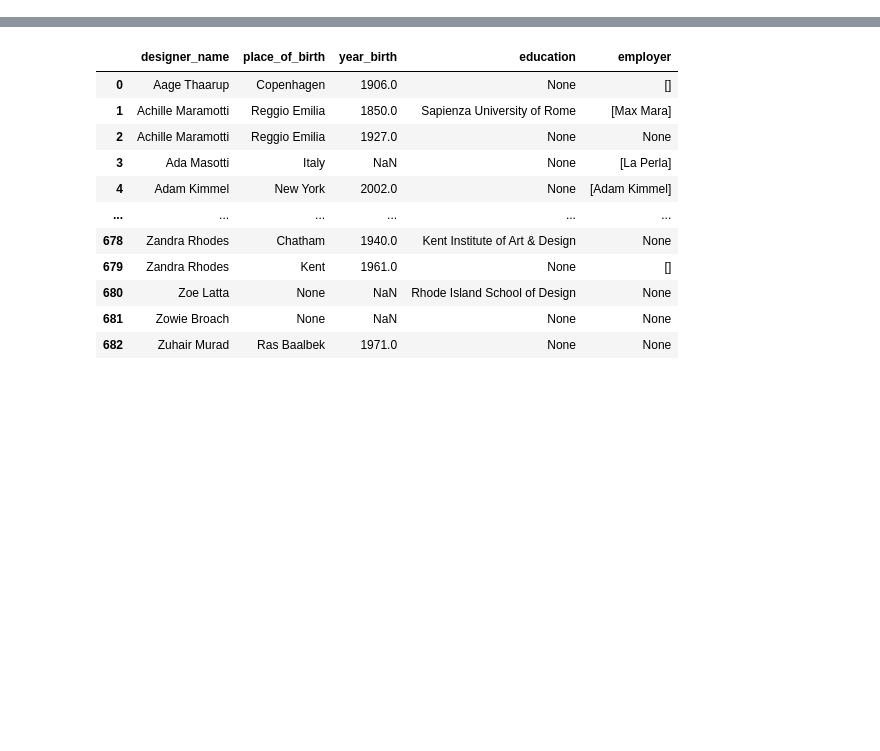
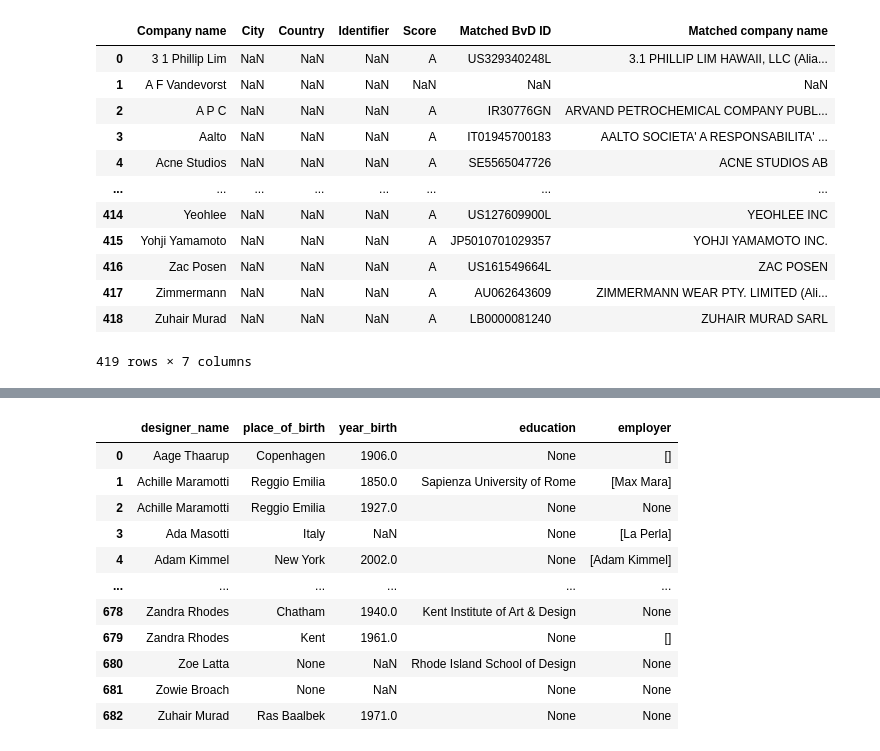
Before and after one commit to traopia/FashionDB, a Jupyter notebook: temporary_playground.ipynb, the cells around one changed output, grey strips where cells are left out. Drawn from its saved outputs; the diff is of its cells as text; code cells hidden in the pictures; blank space fills up the shorter version.

```diff
--- a/temporary_playground.ipynb
+++ b/temporary_playground.ipynb
@@ -23,0 +57,17 @@ df
+# %%
+matches = pd.read_excel("data/fashion_house_matching.xlsx")
+matches
+# %% [output]
+|  | Company name | City | Country | Identifier | Score | Matched BvD ID | Matched company name |
+| 0 | 3 1 Phillip Lim | NaN | NaN | NaN | A | US329340248L | 3.1 PHILLIP LIM HAWAII, LLC (Alia... |
+| 1 | A F Vandevorst | NaN | NaN | NaN | NaN | NaN | NaN |
+| 2 | A P C | NaN | NaN | NaN | A | IR30776GN | ARVAND PETROCHEMICAL COMPANY PUBL... |
+| 3 | Aalto | NaN | NaN | NaN | A | IT01945700183 | AALTO SOCIETA' A RESPONSABILITA' ... |
+| 4 | Acne Studios | NaN | NaN | NaN | A | SE5565047726 | ACNE STUDIOS AB |
+| ... | ... | ... | ... | ... | ... | ... | ... |
+| 414 | Yeohlee | NaN | NaN | NaN | A | US127609900L | YEOHLEE INC |
+| 415 | Yohji Yamamoto | NaN | NaN | NaN | A | JP5010701029357 | YOHJI YAMAMOTO INC. |
+| 416 | Zac Posen | NaN | NaN | NaN | A | US161549664L | ZAC POSEN |
+| 417 | Zimmermann | NaN | NaN | NaN | A | AU062643609 | ZIMMERMANN WEAR PTY. LIMITED (Ali... |
+| 418 | Zuhair Murad | NaN | NaN | NaN | A | LB0000081240 | ZUHAIR MURAD SARL |
+419 rows × 7 columns
```
Also changed, not shown: parts of 12 cells of this notebook, 5 other files.
